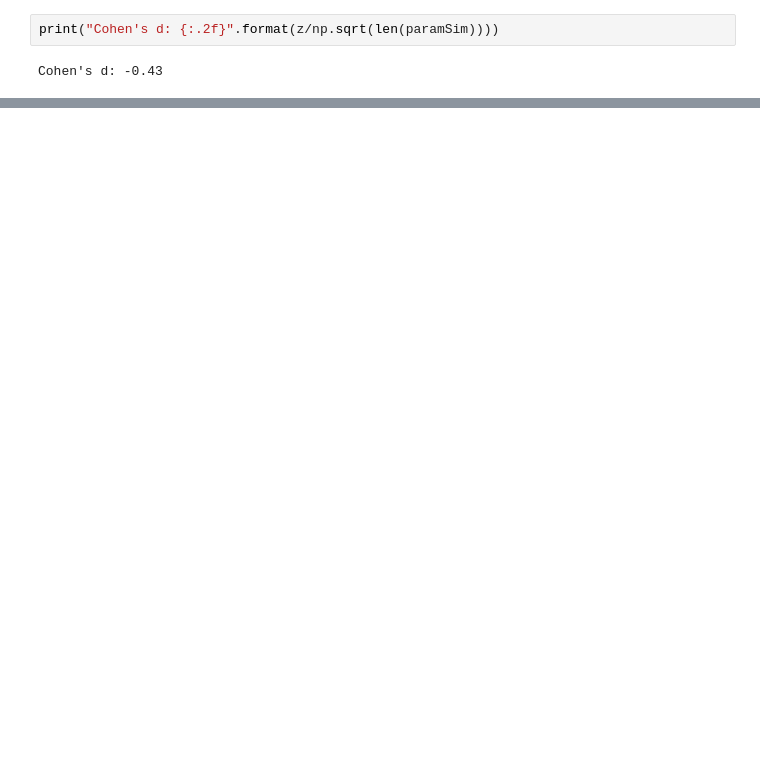
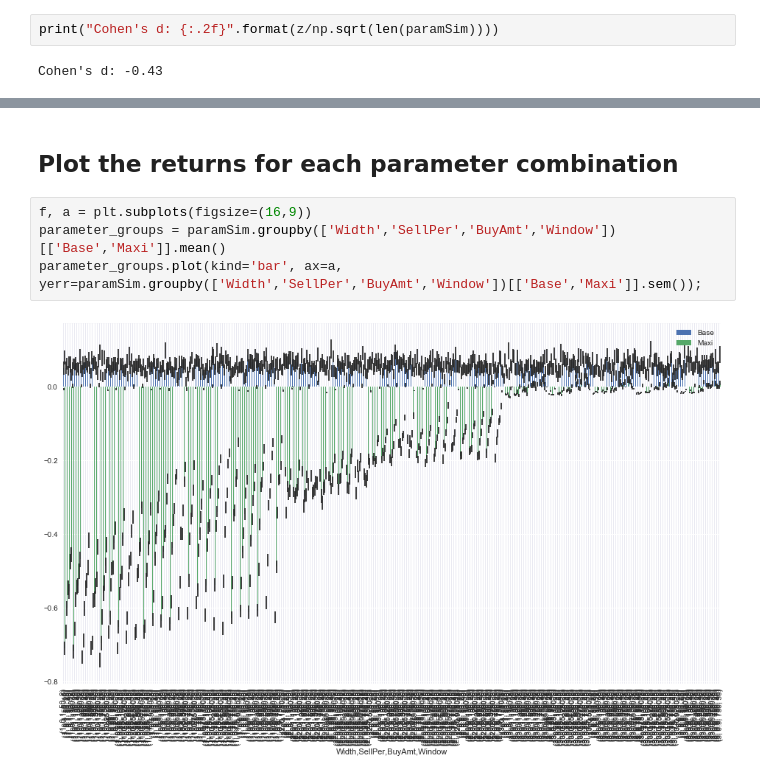
Before and after one commit to johnkmaxi/johnkmaxi.github.io, a Jupyter notebook: notebooks/Bollinger-Simulation-Optimization.ipynb, the cells around one changed output, grey strips where cells are left out. Drawn from its saved outputs; the diff is of its cells as text; blank space fills up the shorter version.

```diff
--- a/notebooks/Bollinger-Simulation-Optimization.ipynb
+++ b/notebooks/Bollinger-Simulation-Optimization.ipynb
@@ -423,0 +292,8 @@ For now, let's take a look at a particular company and see if any thing is there
+# %% [markdown]
+## Plot the returns for each parameter combination
+# %%
+f, a = plt.subplots(figsize=(16,9))
+parameter_groups = paramSim.groupby(['Width','SellPer','BuyAmt','Window'])[['Base','Maxi']].mean()
+parameter_groups.plot(kind='bar', ax=a, yerr=paramSim.groupby(['Width','SellPer','BuyAmt','Window'])[['Base','Maxi']].sem());
+# %% [output]
+[figure, added]
```
Also changed, not shown: parts of 68 cells of this notebook.
